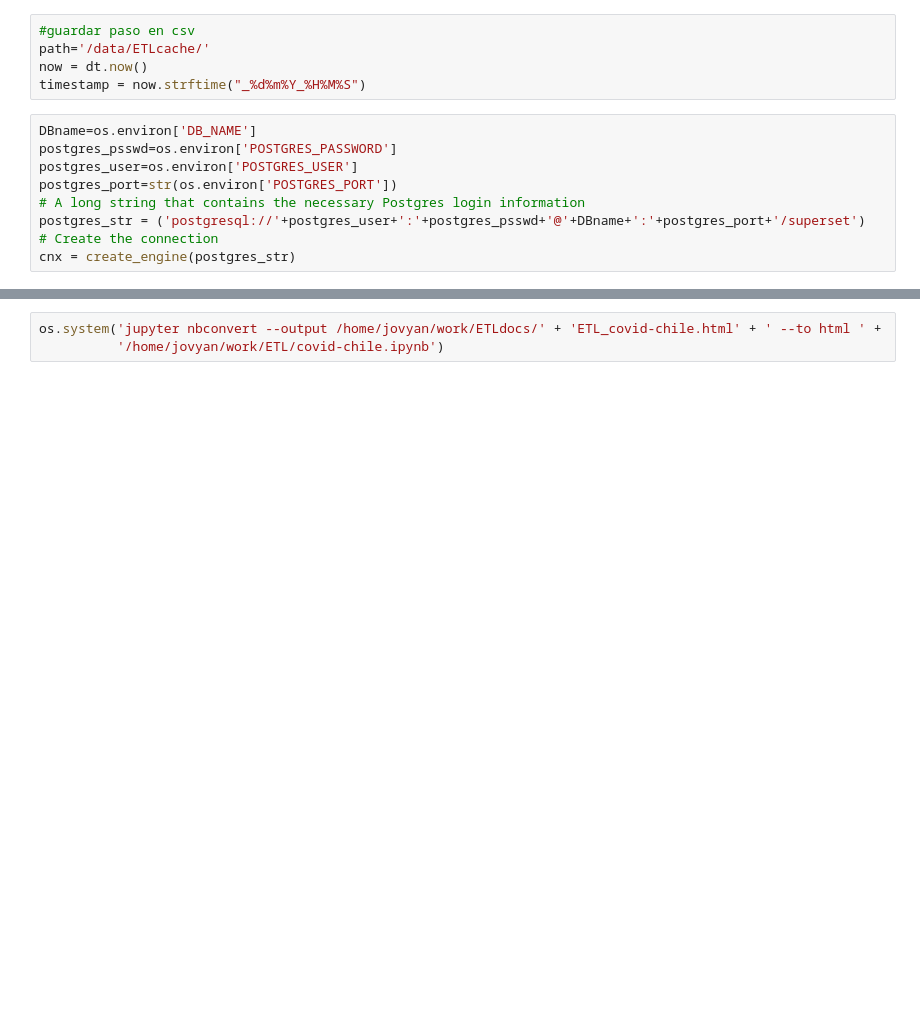
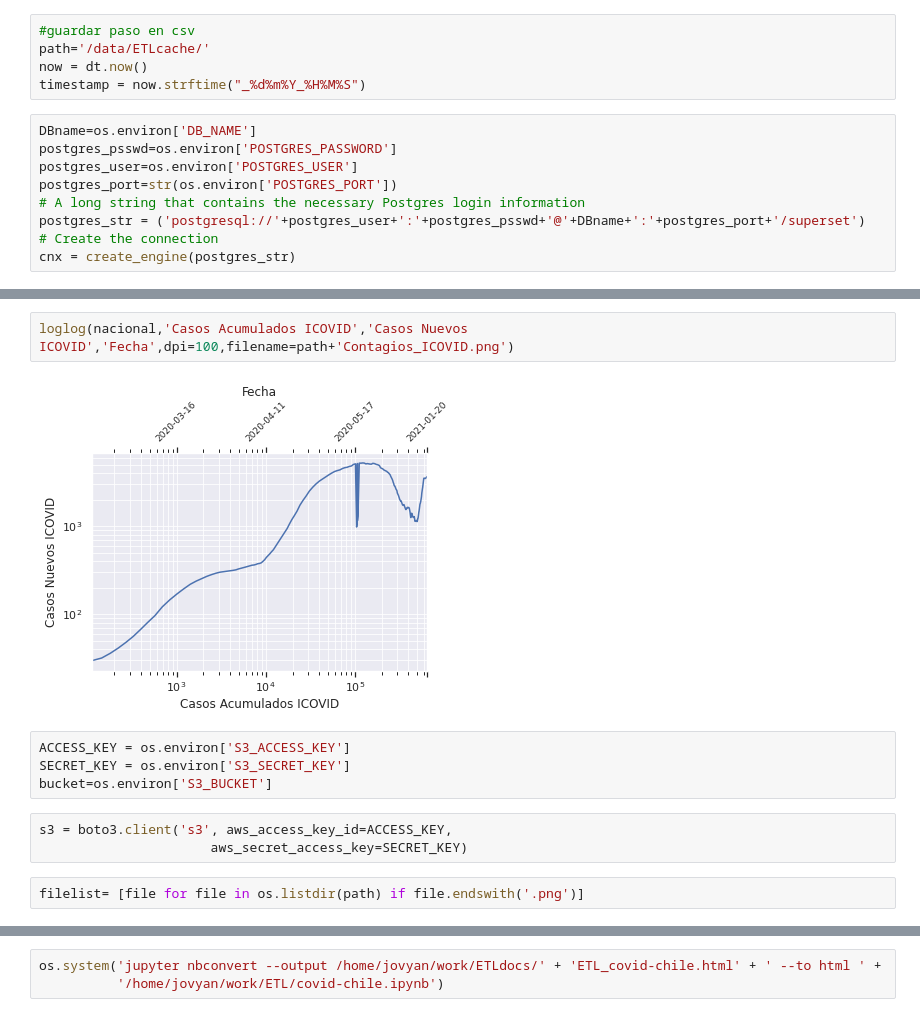
Before and after one commit to panchohumeres/dynamo-covid, a Jupyter notebook: ETL/PNG.ipynb, the cells around one changed output, grey strips where cells are left out. Cells and saved outputs as stored; diff of their text form; blank space fills up the shorter version.

```diff
--- a/ETL/PNG.ipynb
+++ b/ETL/PNG.ipynb
@@ -253,0 +89,13 @@ saving table/data/ETLcache/nacional@perez_06122020_224126.csv in cache
+# %%
+loglog(nacional,'Casos Acumulados ICOVID','Casos Nuevos ICOVID','Fecha',dpi=100,filename=path+'Contagios_ICOVID.png')
+# %% [output]
+[figure, added]
+# %%
+ACCESS_KEY = os.environ['S3_ACCESS_KEY']
+SECRET_KEY = os.environ['S3_SECRET_KEY']
+bucket=os.environ['S3_BUCKET']
+# %%
+s3 = boto3.client('s3', aws_access_key_id=ACCESS_KEY,
+                      aws_secret_access_key=SECRET_KEY)
+# %%
+filelist= [file for file in os.listdir(path) if file.endswith('.png')]
```
Also changed, not shown: parts of 35 cells of this notebook, 10 other files.
